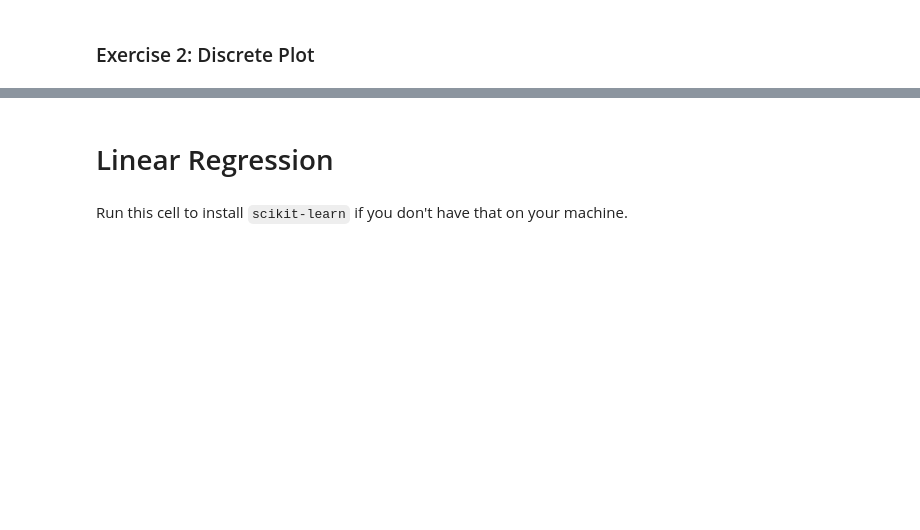
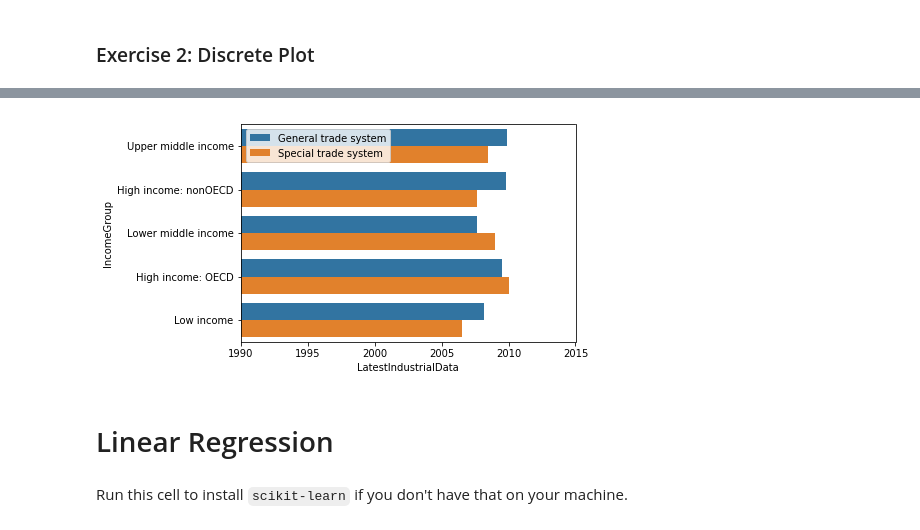
Before and after one commit to yuyang-zhong/dss-s19, a Jupyter notebook: BADSS/BADSS-Workshop 3.ipynb, the cells around one changed output, grey strips where cells are left out. Saved outputs shown, nothing was run; the diff lists cells and outputs as text; code cells hidden in the pictures; blank space fills up the shorter version.

```diff
--- a/BADSS/BADSS-Workshop 3.ipynb
+++ b/BADSS/BADSS-Workshop 3.ipynb
@@ -110,9 +145,11 @@ Plot a barplot comparing `LatestIndustrialData` and `IncomeGroup`, segmented by
 
 <img src="plot2.png" />
 # %%
-sns.barplot(x=..., y=..., hue=..., data=d, ci=False);
-plt.legend(loc=...)
-plt.xlim(..., ...);
+sns.barplot(x= "LatestIndustrialData", y="IncomeGroup", hue="SystemOfTrade", data=d, ci=False);
+plt.legend(loc="best")
+plt.xlim(1990, 2015);
+# %% [output]
+[figure, added]
 # %% [markdown]
 # Linear Regression
 # %% [markdown]
```
Also changed, not shown: parts of 27 cells of this notebook.
